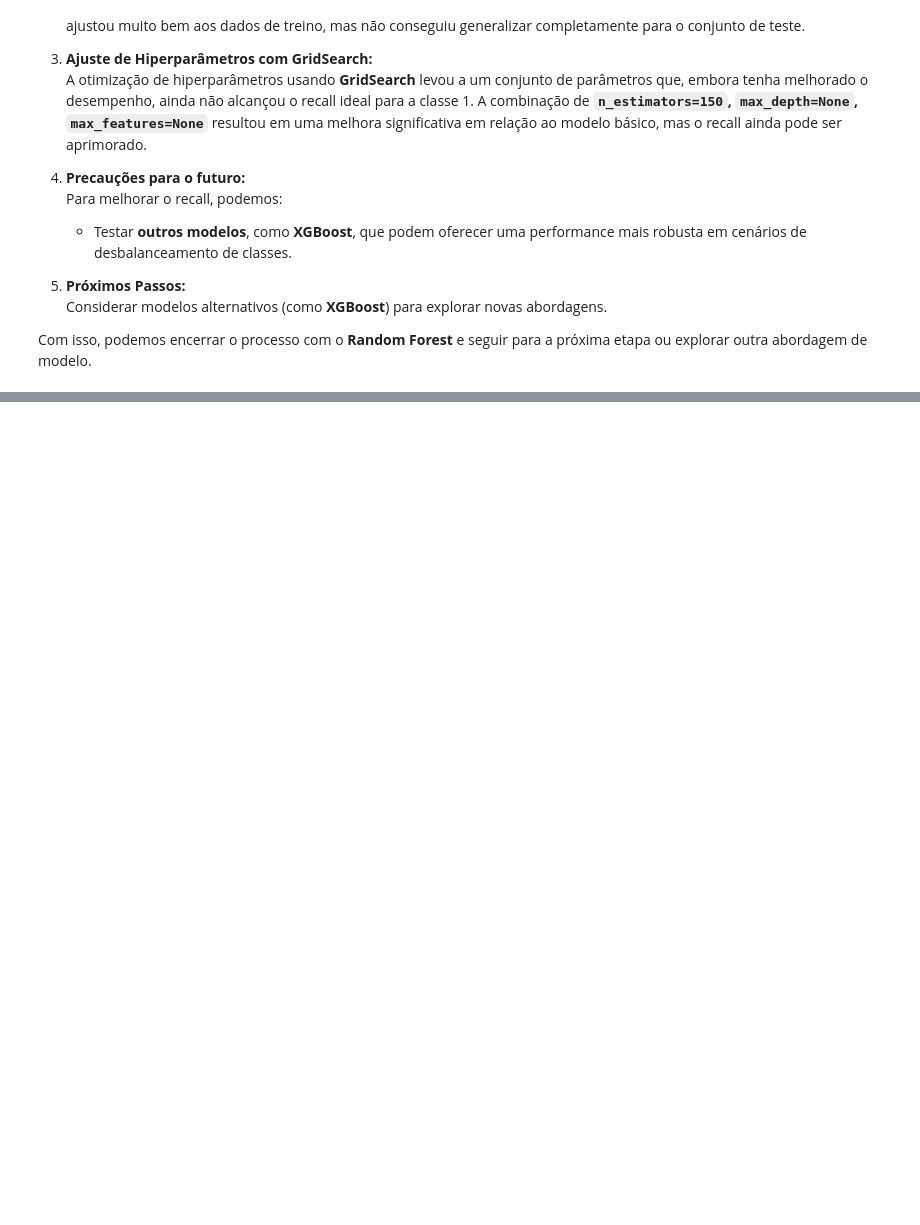
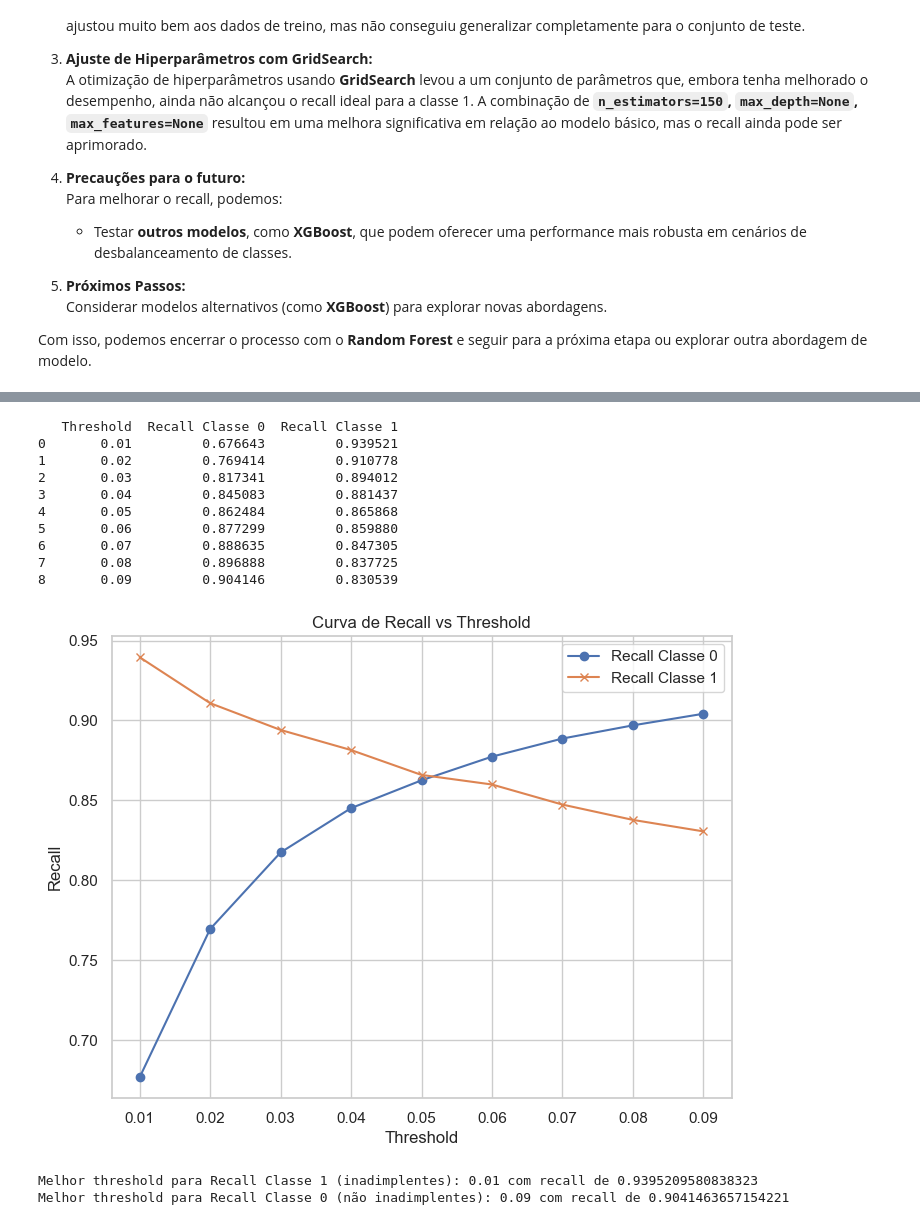
Before and after one commit to tnleite/loan-approval-prediction, a Jupyter notebook: 02-Analise/loan-approval-prediction.ipynb, the cells around one changed output, grey strips where cells are left out. Drawn from its saved outputs; the diff is of its cells as text; code cells hidden in the pictures; blank space fills up the shorter version.

```diff
--- a/02-Analise/loan-approval-prediction.ipynb
+++ b/02-Analise/loan-approval-prediction.ipynb
@@ -2459,0 +2598,72 @@ Com isso, podemos encerrar o processo com o **Random Forest** e seguir para a pr
+# %%
+import numpy as np
+from sklearn.metrics import recall_score
+import matplotlib.pyplot as plt
+
+# Prevendo as probabilidades para as classes 0 e 1
+y_pred_prob = melhor_xgb.predict_proba(X_test)  # Probabilidades para as classes 0 e 1
+
+# Valores de threshold a serem testados
+thresholds = np.arange(0.01, 0.1, 0.01)
+
+# Inicializando listas para armazenar os resultados de recall
+recall_class_0_results = []
+recall_class_1_results = []
+
+# Iterando sobre os thresholds
+for threshold in thresholds:
+    y_pred_adjusted = (y_pred_prob[:, 1] > threshold).astype(int)  # Ajuste a previsão com o threshold
+
+    # Calculando os recalls para ambas as classes
+    recall_class_0 = recall_score(y_test, y_pred_adjusted, pos_label=0)
+    recall_class_1 = recall_score(y_test, y_pred_adjusted, pos_label=1)
+
+    recall_class_0_results.append(recall_class_0)
+    recall_class_1_results.append(recall_class_1)
+
+# Convertendo os resultados para um DataFrame
+recall_df = pd.DataFrame({
+    "Threshold": thresholds,
+    "Recall Classe 0": recall_class_0_results,
+    "Recall Classe 1": recall_class_1_results
+})
+
+# Exibindo os resultados
+print(recall_df)
+
+# Plotando a curva de recall vs threshold para ambas as classes
+plt.figure(figsize=(8, 6))
+plt.plot(recall_df["Threshold"], recall_df["Recall Classe 0"], marker='o', label="Recall Classe 0")
+plt.plot(recall_df["Threshold"], recall_df["Recall Classe 1"], marker='x', label="Recall Classe 1")
+plt.title("Curva de Recall vs Threshold")
+plt.xlabel("Threshold")
+plt.ylabel("Recall")
+plt.legend()
+plt.grid(True)
+plt.show()
+
+# Encontrando o melhor threshold com base em recall da classe 1 (inadimplentes)
+best_threshold_class_1 = recall_df.loc[recall_df["Recall Classe 1"].idxmax()]["Threshold"]
+best_recall_class_1 = recall_df["Recall Classe 1"].max()
+
+# Encontrando o melhor threshold com base em recall da classe 0 (não inadimplentes)
+best_threshold_class_0 = recall_df.loc[recall_df["Recall Classe 0"].idxmax()]["Threshold"]
+best_recall_class_0 = recall_df["Recall Classe 0"].max()
+
+# Exibindo o melhor threshold para cada classe
+print(f"\nMelhor threshold para Recall Classe 1 (inadimplentes): {best_threshold_class_1} com recall de {best_recall_class_1}")
+print(f"Melhor threshold para Recall Classe 0 (não inadimplentes): {best_threshold_class_0} com recall de {best_recall_class_0}")
+# %% [output]
+   Threshold  Recall Classe 0  Recall Classe 1
+0       0.01         0.676643         0.939521
+1       0.02         0.769414         0.910778
+2       0.03         0.817341         0.894012
+3       0.04         0.845083         0.881437
+4       0.05         0.862484         0.865868
+5       0.06         0.877299         0.859880
+6       0.07         0.888635         0.847305
+7       0.08         0.896888         0.837725
+8       0.09         0.904146         0.830539
+[figure, added]
+Melhor threshold para Recall Classe 1 (inadimplentes): 0.01 com recall de 0.9395209580838323
+Melhor threshold para Recall Classe 0 (não inadimplentes): 0.09 com recall de 0.9041463657154221
```
Also changed, not shown: parts of 2 cells of this notebook.
